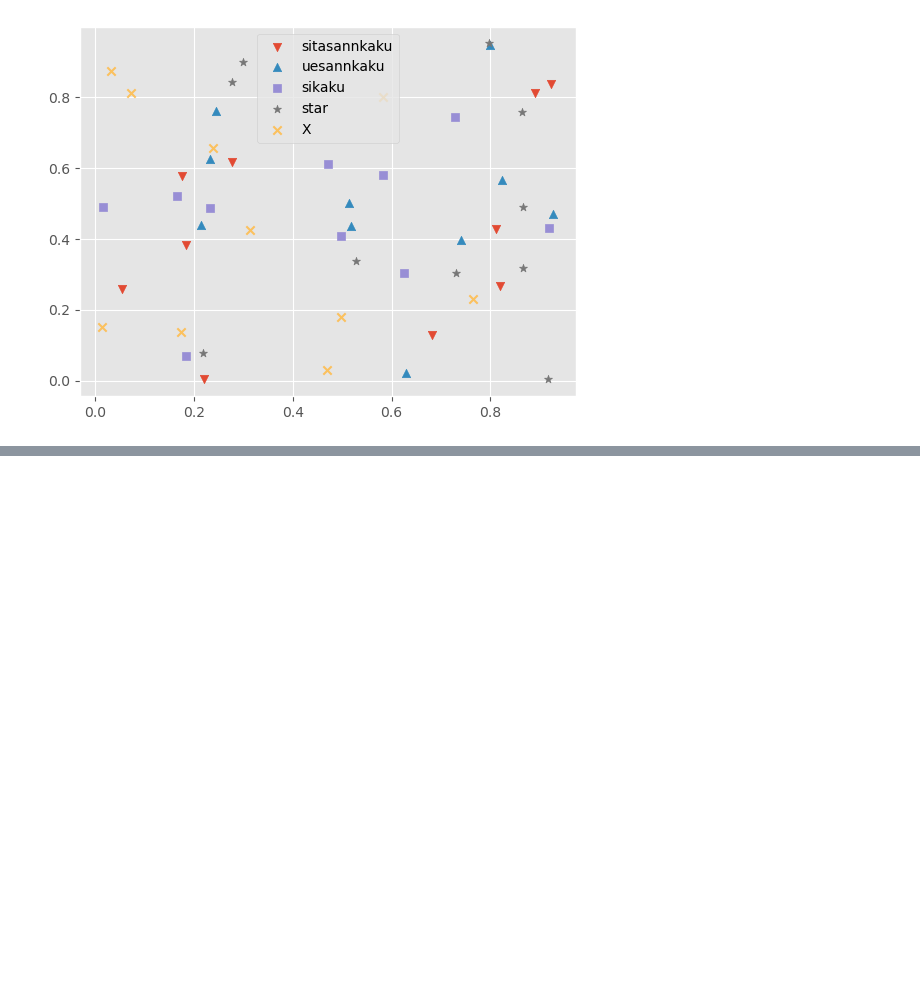
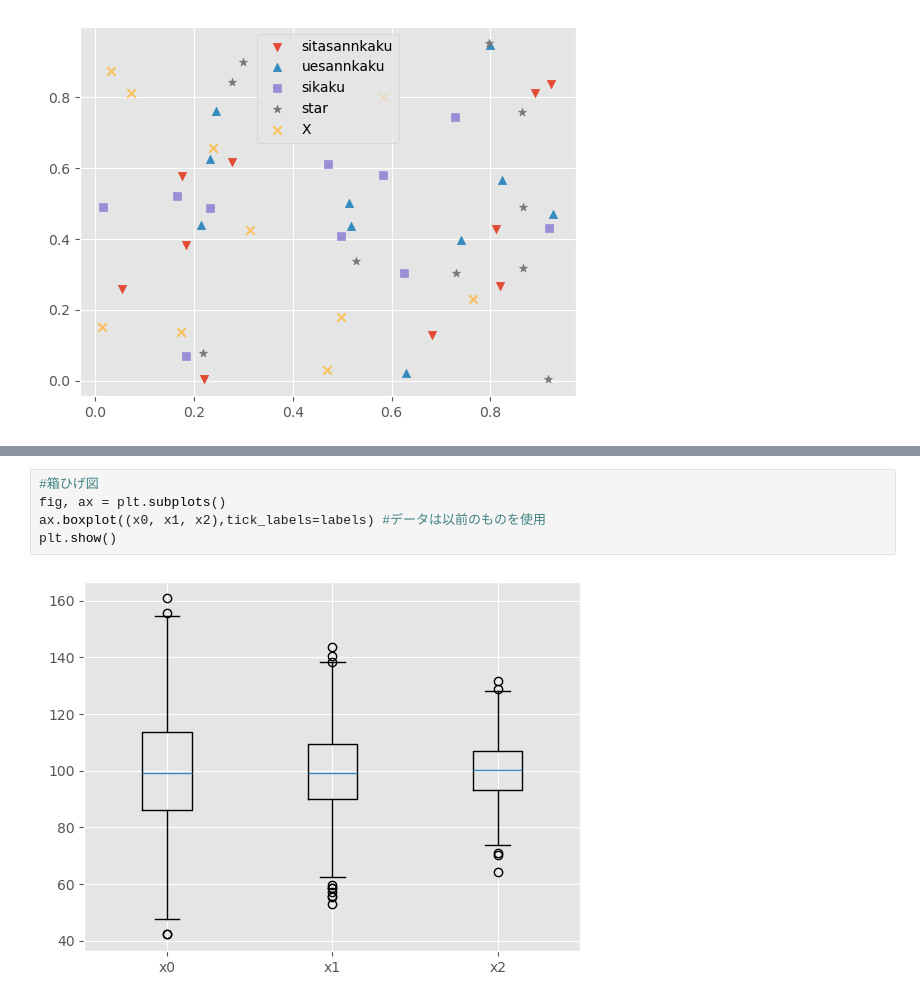
Before and after one commit to makishig/python_practice, a Jupyter notebook: 2026_4_25.ipynb, the cells around one changed output, grey strips where cells are left out. Drawn from its saved outputs; the diff is of its cells as text; blank space fills up the shorter version.

```diff
--- a/2026_4_25.ipynb
+++ b/2026_4_25.ipynb
@@ -65,0 +97,7 @@ plt.show()
+# %%
+#箱ひげ図
+fig, ax = plt.subplots()
+ax.boxplot((x0, x1, x2),tick_labels=labels) #データは以前のものを使用
+plt.show()
+# %% [output]
+[figure, added]
```
Also changed, not shown: parts of 6 cells of this notebook.
